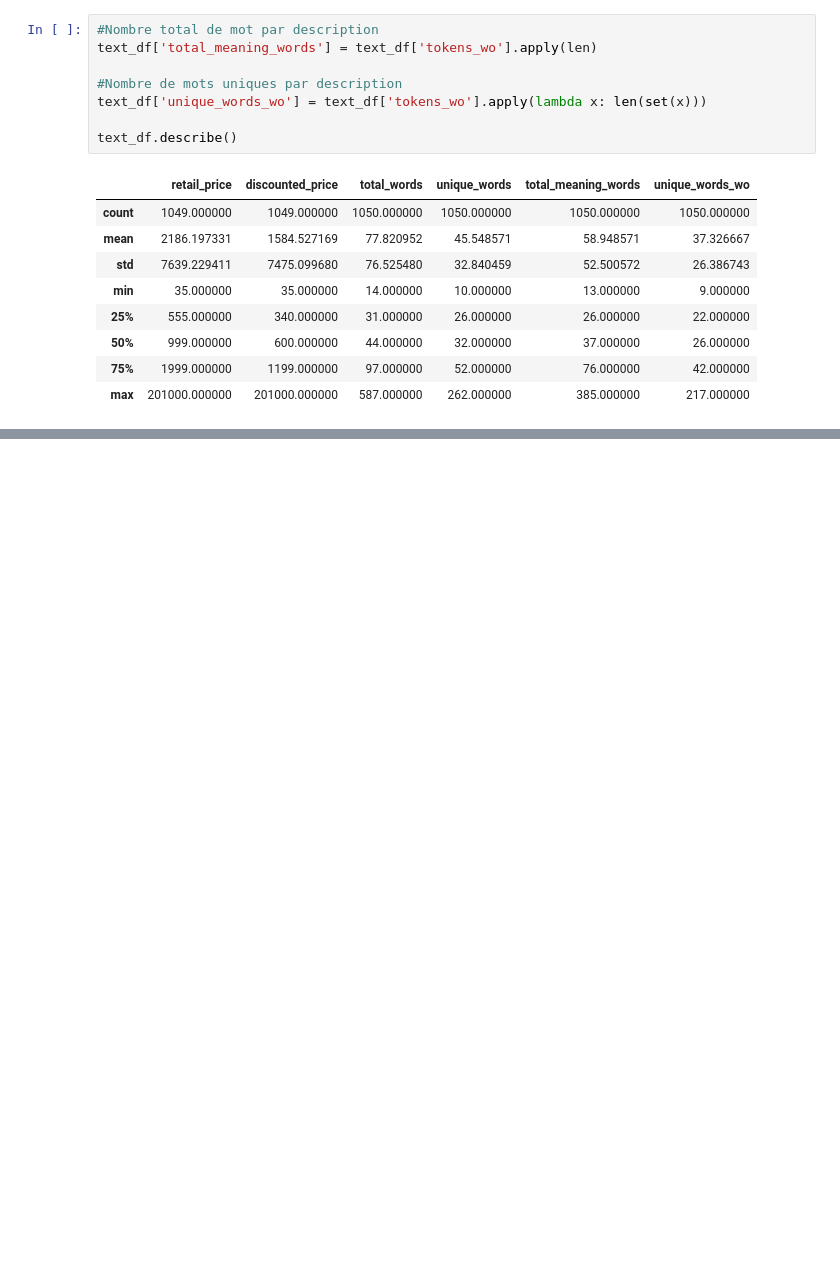
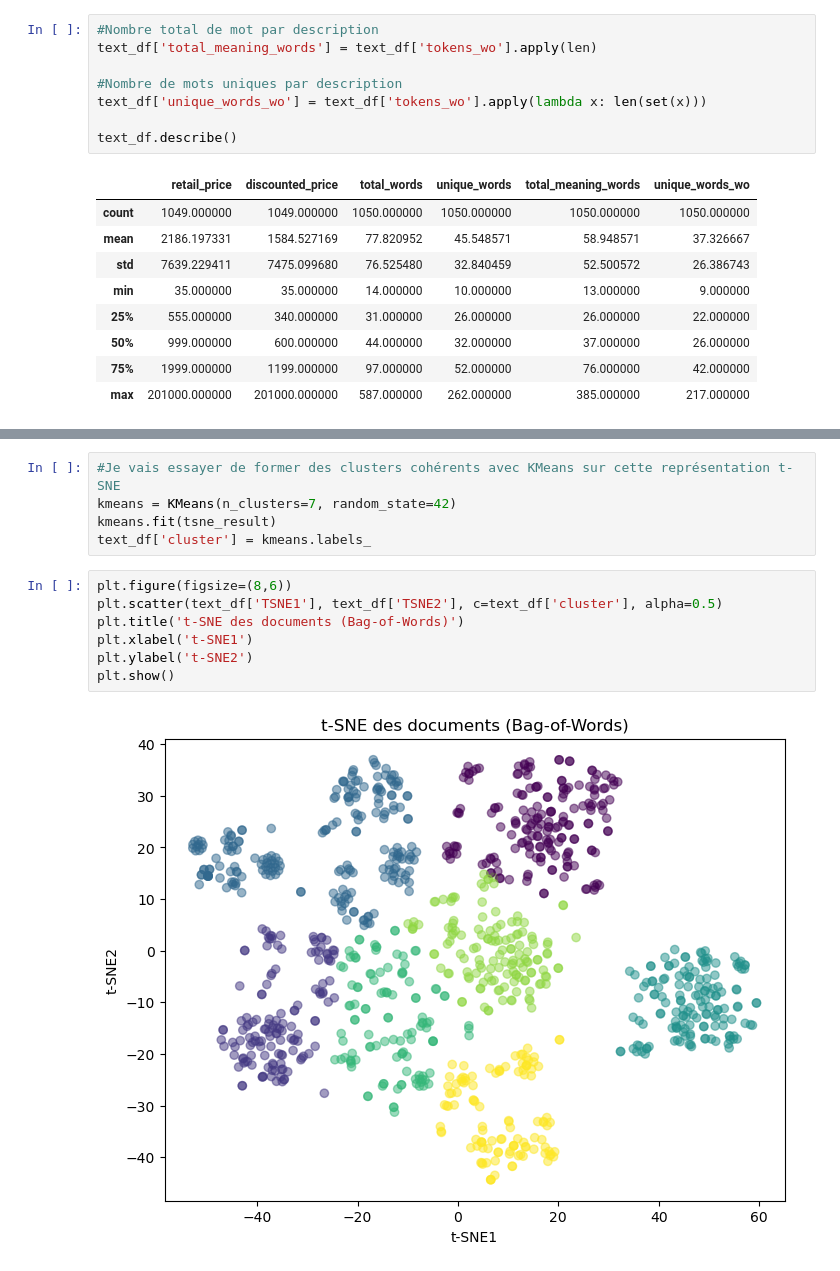
Before and after one commit to ManonVilla/OCProjet6, a Jupyter notebook: VILLA_Manon_1_pretraitement_texte.ipynb, the cells around one changed output, grey strips where cells are left out. Saved outputs shown, nothing was run; the diff lists cells and outputs as text; blank space fills up the shorter version.

```diff
--- a/VILLA_Manon_1_pretraitement_texte.ipynb
+++ b/VILLA_Manon_1_pretraitement_texte.ipynb
@@ -209,0 +342,14 @@ making              make
+# %%
+#Je vais essayer de former des clusters cohérents avec KMeans sur cette représentation t-SNE
+kmeans = KMeans(n_clusters=7, random_state=42)
+kmeans.fit(tsne_result)
+text_df['cluster'] = kmeans.labels_
+# %%
+plt.figure(figsize=(8,6))
+plt.scatter(text_df['TSNE1'], text_df['TSNE2'], c=text_df['cluster'], alpha=0.5)
+plt.title('t-SNE des documents (Bag-of-Words)')
+plt.xlabel('t-SNE1')
+plt.ylabel('t-SNE2')
+plt.show()
+# %% [output]
+[figure, added]
```
Also changed, not shown: parts of 20 cells of this notebook.
